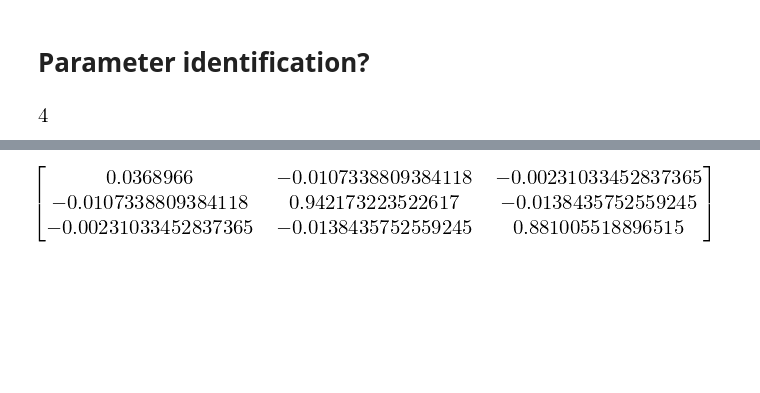
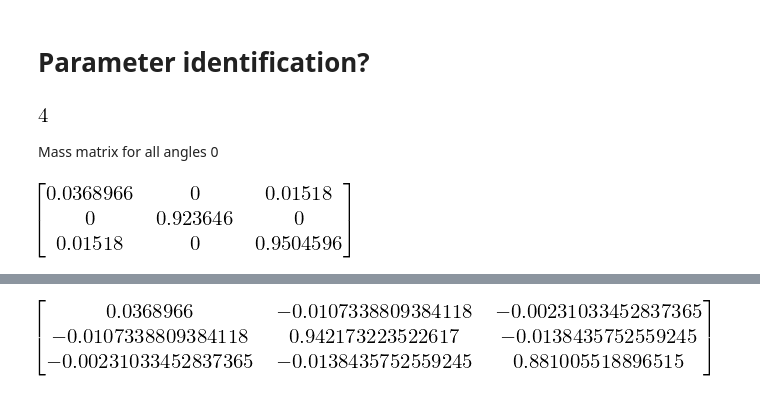
Before and after one commit to Rojetto/helicopter_thesis_code, a Jupyter notebook: scripts/model_derivation.ipynb, the cells around one changed output, grey strips where cells are left out. Drawn from its saved outputs; the diff is of its cells as text; code cells hidden in the pictures; blank space fills up the shorter version.

```diff
--- a/scripts/model_derivation.ipynb
+++ b/scripts/model_derivation.ipynb
@@ -290,3 +290,9 @@ deg = pi/180
 angle_symbols = [ps, es, ls]
 angle_subs_0 = list(zip(angle_symbols, [0, 0, 0]))
 angle_subs_1 = list(zip(angle_symbols, [45*deg, 20*deg, 0]))
+# %% [markdown]
+Mass matrix for all angles 0
+# %%
+N(M.subs(param_subs).subs(angle_subs_0))
+# %% [output]
+[figure, added]
```
Also changed, not shown: parts of 3 cells of this notebook, 4 other files.
